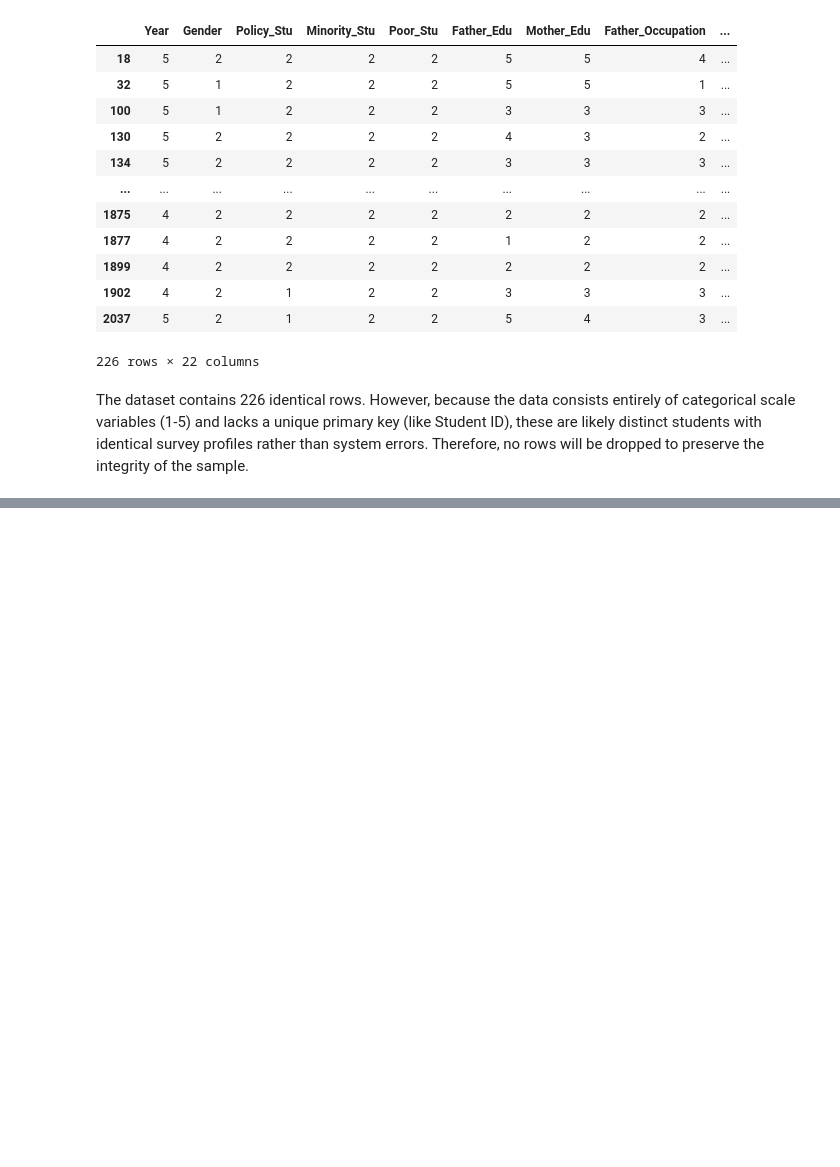
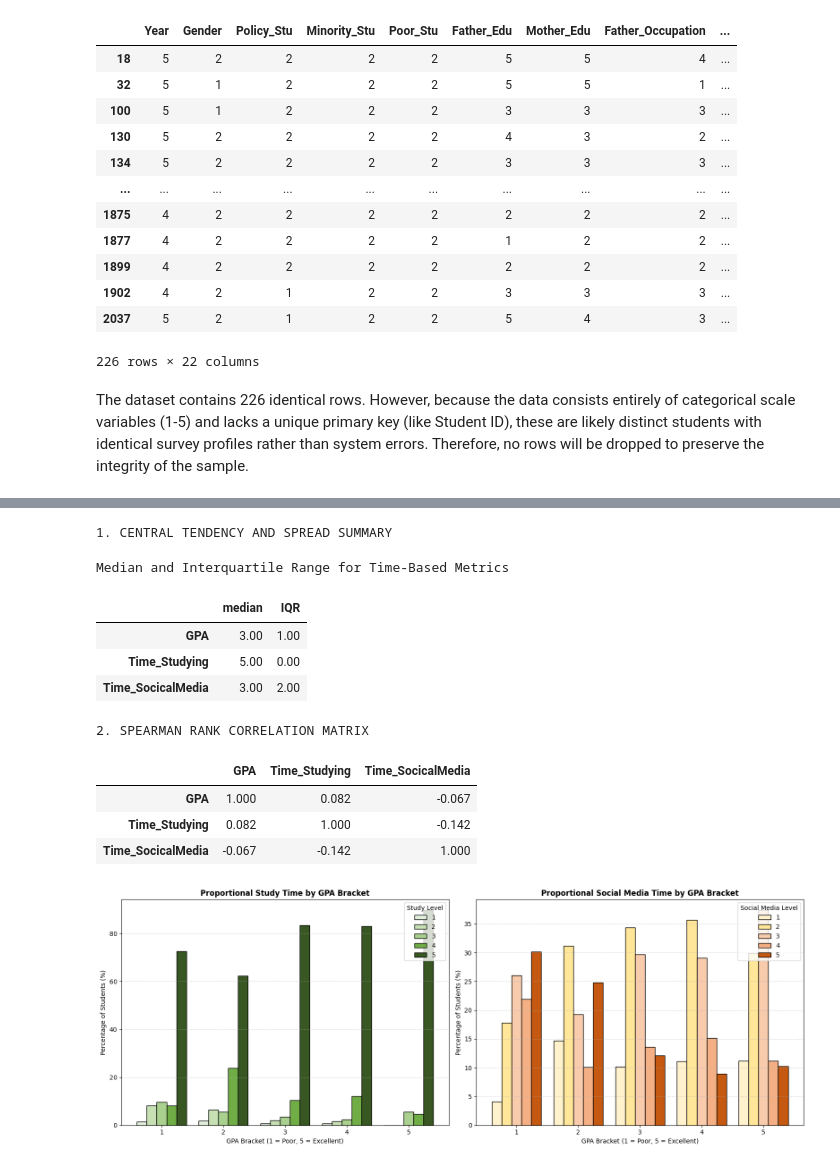
Before and after one commit to axlndy/cbsweg2-cbadvai-cbdatsi-project, a Jupyter notebook: notebooks/01_eda.ipynb, the cells around one changed output, grey strips where cells are left out. Drawn from its saved outputs; the diff is of its cells as text; code cells hidden in the pictures; blank space fills up the shorter version.

```diff
--- a/notebooks/01_eda.ipynb
+++ b/notebooks/01_eda.ipynb
@@ -444,0 +259,61 @@ Passing `palette` without assigning `hue` is deprecated and will be removed in v
+# %%
+# A. Display Median & IQR
+eda1_cols = ['GPA', 'Time_Studying', 'Time_SocicalMedia']
+stats1 = df[eda1_cols].agg(['median']).T
+stats1['IQR'] = df[eda1_cols].quantile(0.75) - df[eda1_cols].quantile(0.25)
+
+print("1. CENTRAL TENDENCY AND SPREAD SUMMARY")
+display(stats1.style.set_table_attributes('style="margin-left:0px;"')
+                    .set_caption("Median and Interquartile Range for Time-Based Metrics")
+                    .format(precision=2))
+
+# B. Compute and render an interactive heat-mapped Spearman Rank Correlation Matrix
+correlation_matrix = df[eda1_cols].corr(method='spearman')
+
+print("\n2. SPEARMAN RANK CORRELATION MATRIX")
+display(correlation_matrix.style.background_gradient(cmap='coolwarm', vmin=-1, vmax=1)
+                                .set_table_attributes('style="margin-left:0px;"')
+                                .format(precision=3))
+
+fig, axes = plt.subplots(1, 2, figsize=(16, 6))
+
+colors_study = ['#E2EFDA', '#C6E0B4', '#A9D08E', '#70AD47', '#385723']
+colors_social = ['#FFF2CC', '#FFE699', '#F8CBAD', '#F4B084', '#C65911']
+
+# Plot A: Study Time Proportions by GPA Tier
+ct_study = pd.crosstab(df['GPA'], df['Time_Studying'], normalize='index') * 100
+ct_study.plot(kind='bar', ax=axes[0], color=colors_study, edgecolor='black', width=0.8)
+
+axes[0].set_title('Proportional Study Time by GPA Bracket', fontsize=12, fontweight='bold')
+axes[0].set_xlabel('GPA Bracket (1 = Poor, 5 = Excellent)', fontsize=10)
+axes[0].set_ylabel('Percentage of Students (%)', fontsize=10)
+axes[0].set_xticklabels(ct_study.index, rotation=0)
+axes[0].legend(title='Study Level', loc='upper right')
+axes[0].grid(axis='y', linestyle='--', alpha=0.5)
+
+# Plot B: Social Media Time Proportions by GPA Tier
+ct_social = pd.crosstab(df['GPA'], df['Time_SocicalMedia'], normalize='index') * 100
+ct_social.plot(kind='bar', ax=axes[1], color=colors_social, edgecolor='black', width=0.8)
+
+axes[1].set_title('Proportional Social Media Time by GPA Bracket', fontsize=12, fontweight='bold')
+axes[1].set_xlabel('GPA Bracket (1 = Poor, 5 = Excellent)', fontsize=10)
+axes[1].set_ylabel('Percentage of Students (%)', fontsize=10)
+axes[1].set_xticklabels(ct_social.index, rotation=0)
+axes[1].legend(title='Social Media Level', loc='upper right')
+axes[1].grid(axis='y', linestyle='--', alpha=0.5)
+
+plt.tight_layout()
+plt.show()
+# %% [output]
+1. CENTRAL TENDENCY AND SPREAD SUMMARY
+Median and Interquartile Range for Time-Based Metrics
+|  | median | IQR |
+| GPA | 3.00 | 1.00 |
+| Time_Studying | 5.00 | 0.00 |
+| Time_SocicalMedia | 3.00 | 2.00 |
+2. SPEARMAN RANK CORRELATION MATRIX
+|  | GPA | Time_Studying | Time_SocicalMedia |
+| GPA | 1.000 | 0.082 | -0.067 |
+| Time_Studying | 0.082 | 1.000 | -0.142 |
+| Time_SocicalMedia | -0.067 | -0.142 | 1.000 |
+[figure, added]
```
Also changed, not shown: parts of 28 cells of this notebook.
